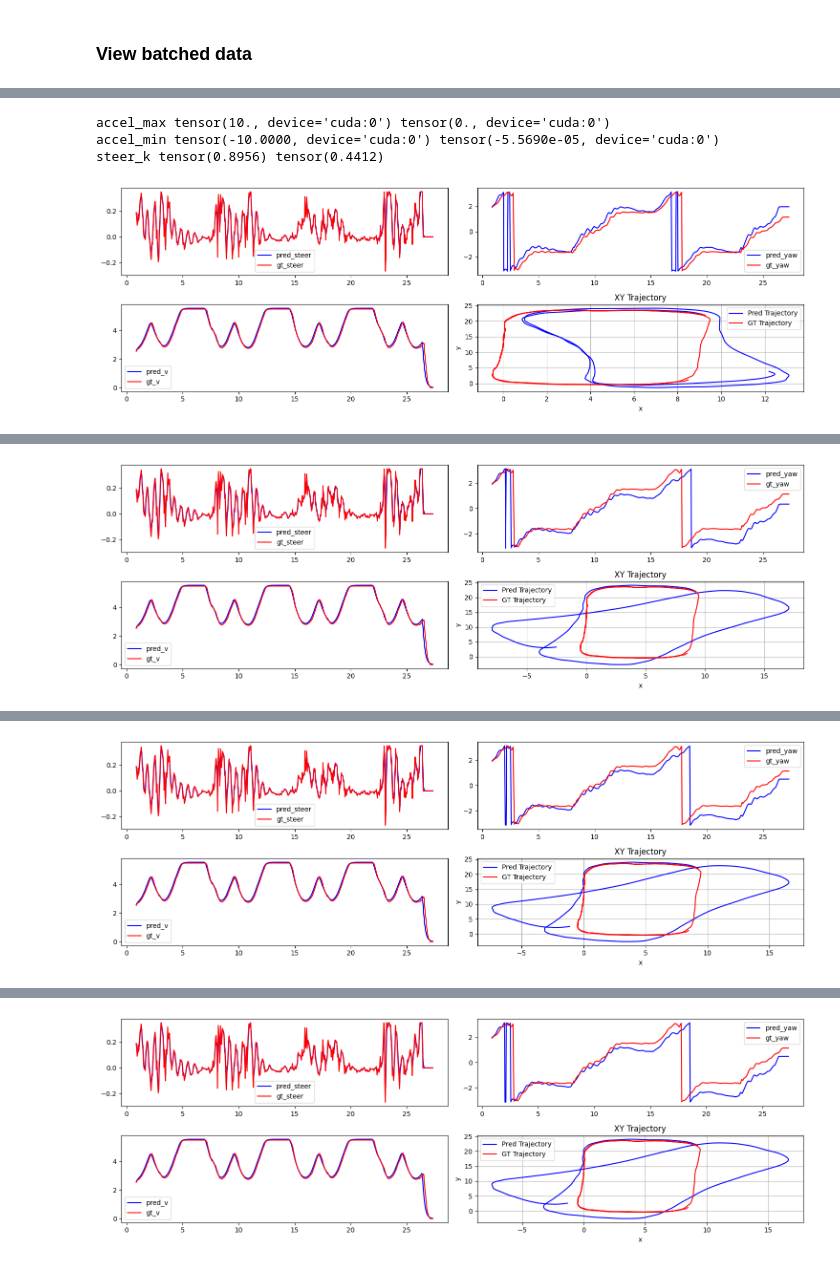
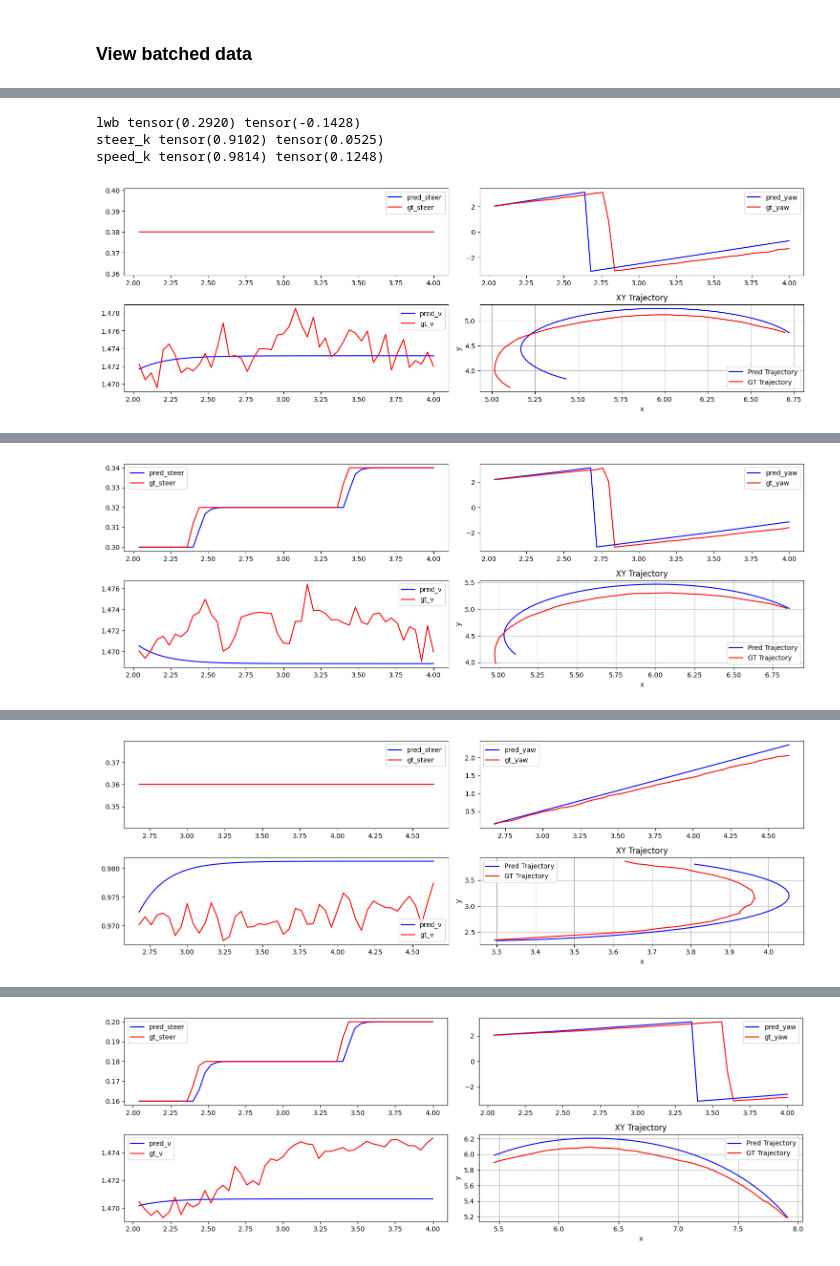
Before and after one commit to zzjun725/PIT, a Jupyter notebook: bin/kinematic_f110_fitting.ipynb, the cells around one changed output, grey strips where cells are left out. Saved outputs shown, nothing was run; the diff lists cells and outputs as text; code cells hidden in the pictures.

Commit message:
update kinematic learning

```diff
--- a/bin/kinematic_f110_fitting.ipynb
+++ b/bin/kinematic_f110_fitting.ipynb
@@ -164,6 +378,6 @@ Batched Inputs size: torch.Size([92, 50, 2]) | Batched States size: torch.Size([
 # %%
-dataset = torch.utils.data.TensorDataset(batched_initial_states, batched_control_inputs, batched_target_states)
-dataloader = torch.utils.data.DataLoader(dataset, batch_size=1024, shuffle=True)
+dataset = torch.utils.data.TensorDataset(concatenated_initial_states, concatenated_control_inputs, concatenated_target_states, concatenated_timestamps)
+dataloader = torch.utils.data.DataLoader(dataset, batch_size=128, shuffle=True)
 # %%
 params_index = {
     "X": 0,
@@ -174,15 +388,14 @@ params_index = {
     "STEER": 0,
     "VEL": 1
 }
-kinematic_f110 = KinematicBicycle_Steer(lwb=0.38, st_delay=0.05, accel_delay=0.2, params_index=params_index).to(DEVICE)
-kinematic_f110.lwb.requires_grad = False
+kinematic_f110 = KinematicBicycle_Steer(lwb=0.31, st_delay=0.05, accel_delay=0.2, params_index=params_index).to(DEVICE)
+kinematic_f110.lwb.requires_grad = True
 kinematic_f110.steer_delay_time.requires_grad = False
 kinematic_f110.accel_delay_time.requires_grad = False
-kinematic_f110.accel_max.requires_grad = True
-kinematic_f110.accel_min.requires_grad = True
+kinematic_f110.accel_max.requires_grad = False
+kinematic_f110.accel_min.requires_grad = False
 kinematic_f110.steer_k.requires_grad = True
 kinematic_f110.steer_b.requires_grad = False
-kinematic_f110.steer_k = torch.nn.Parameter(torch.tensor(1.01, dtype=torch.float32))
 euler_integrator = Euler(kinematic_f110, timestep=sample_interval)
 rk4_integrator = RK4(kinematic_f110, timestep=sample_interval)
 print(sample_interval)
@@ -198,6 +411,7 @@ def kinematic_steer_loss(pred, target, params_index):
     regularize_yaw =  (pred[..., YAW] + math.pi) % (2 * math.pi) - math.pi
 
     # Compute the L1 loss
-    return torch.abs(pred_selected - target_selected).mean() + torch.abs(regularize_yaw - target[..., YAW]).mean()
+    # return torch.abs(pred_selected - target_selected).mean() + torch.abs(regularize_yaw - target[..., YAW]).mean()
+    return torch.abs(pred_selected - target_selected).mean()
 # %% [markdown]
 ### View trajectory data
@@ -216,10 +433,13 @@ plot_states(pred.cpu().detach().numpy(), output_states.cpu().detach().numpy(), t
 ### View batched data
 # %%
 with torch.no_grad():
-    for initial, inputs, targets in dataloader:
-        print(initial.shape, inputs.shape, targets.shape)
+    for initial, inputs, targets, timestamps in dataloader:
+        print(initial.shape, inputs.shape, targets.shape, timestamps.shape)
         # batched_traj = integrator(kinematic_f110, initial, inputs, batched_timestamps)
         batched_traj = rk4_integrator(initial, inputs)
         print(batched_traj.shape)
+        plot_states(batched_traj[0].cpu().detach().numpy(), targets[0].cpu().detach().numpy(), timestamps[0].cpu().detach().numpy(), horizon=300)
+        batch_loss = kinematic_steer_loss(batched_traj, targets, params_index)
+        print(f"batch_loss: {batch_loss}")
         break
 # %% [output]
@@ -237,33 +455,31 @@ scheduler = torch.optim.lr_scheduler.ReduceLROnPlateau(optimizer, patience=10, f
 # %%
 losses = list()
 lrs = list()
 # torch.autograd.set_detect_anomaly(False)
 for i in tqdm(range(EPOCHS)):
-    for initial, inputs, targets in dataloader:
+    for initial, inputs, targets, timestamps in dataloader:
         optimizer.zero_grad()
         pred_states = rk4_integrator(initial, inputs)
         loss = kinematic_steer_loss(pred_states, targets, params_index=params_index)
         loss.backward()
         optimizer.step()
     if i%5 == 0:
         for name, param in kinematic_f110.named_parameters():
            if param.requires_grad:
                print(name, param.data, param.grad)
     if i%20 == 0:
-        with torch.no_grad():
-            pred = rk4_integrator(initial_state, control_inputs)
-            val_loss = kinematic_steer_loss(pred, output_states, params_index=params_index)
-        plot_states(pred.cpu().detach().numpy(), output_states.cpu().detach().numpy(), ti)
-        print(f"Epoch: {i} | Training Loss: {loss.item()} | Validation Loss: {val_loss.item()} | LR: {optimizer.param_groups[0]['lr']}")
+        plot_states(pred_states[0].cpu().detach().numpy(), targets[0].cpu().detach().numpy(), timestamps[0])
+        print(f"Epoch: {i} | Training Loss: {loss.item()} | LR: {optimizer.param_groups[0]['lr']}")
     # with torch.no_grad():
     #     output_states = integrator(batched_initial_states,batched_control_inputs)
     #     val_loss = torch.nn.functional.l1_loss(output_states, batched_target_states)
     #     losses.append(val_loss.item())
-    print(f"Epoch: {i} | Training Loss: {loss.item()} | Validation Loss: {val_loss.item()} | LR: {optimizer.param_groups[0]['lr']}")
+    print(f"Epoch: {i} | Training Loss: {loss.item()} | LR: {optimizer.param_groups[0]['lr']}")
     lrs.append(optimizer.param_groups[0]['lr'])
-    scheduler.step(val_loss)
+    # scheduler.step(val_loss)
+    scheduler.step(loss.item())
 # %% [output]
-accel_max tensor(10., device='cuda:0') tensor(0., device='cuda:0')
-accel_min tensor(-10.0000, device='cuda:0') tensor(-5.5690e-05, device='cuda:0')
-steer_k tensor(0.8956) tensor(0.4412)
+lwb tensor(0.2920) tensor(-0.1428)
+steer_k tensor(0.9102) tensor(0.0525)
+speed_k tensor(0.9814) tensor(0.1248)
-[figure, old version]
+[figure, new version]
@@ -287 +503 @@ steer_k tensor(0.7827) tensor(-0.0478)
-[figure, old version]
+[figure, new version]
@@ -305 +521 @@ steer_k tensor(0.7937) tensor(0.0039)
-[figure, old version]
+[figure, new version]
@@ -323 +539 @@ steer_k tensor(0.7924) tensor(-0.0016)
-[figure, old version]
+[figure, new version]
```
Also changed, not shown: parts of 17 cells of this notebook, 6 other files.
